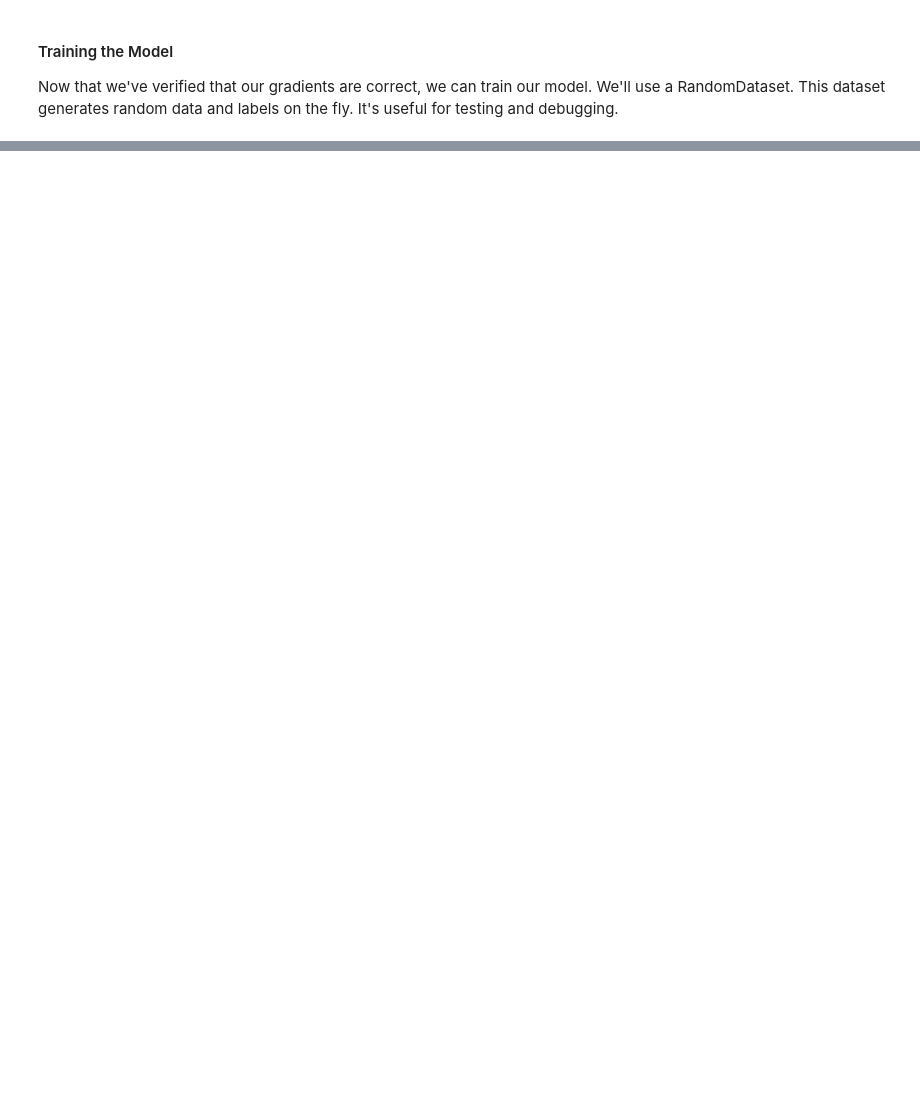
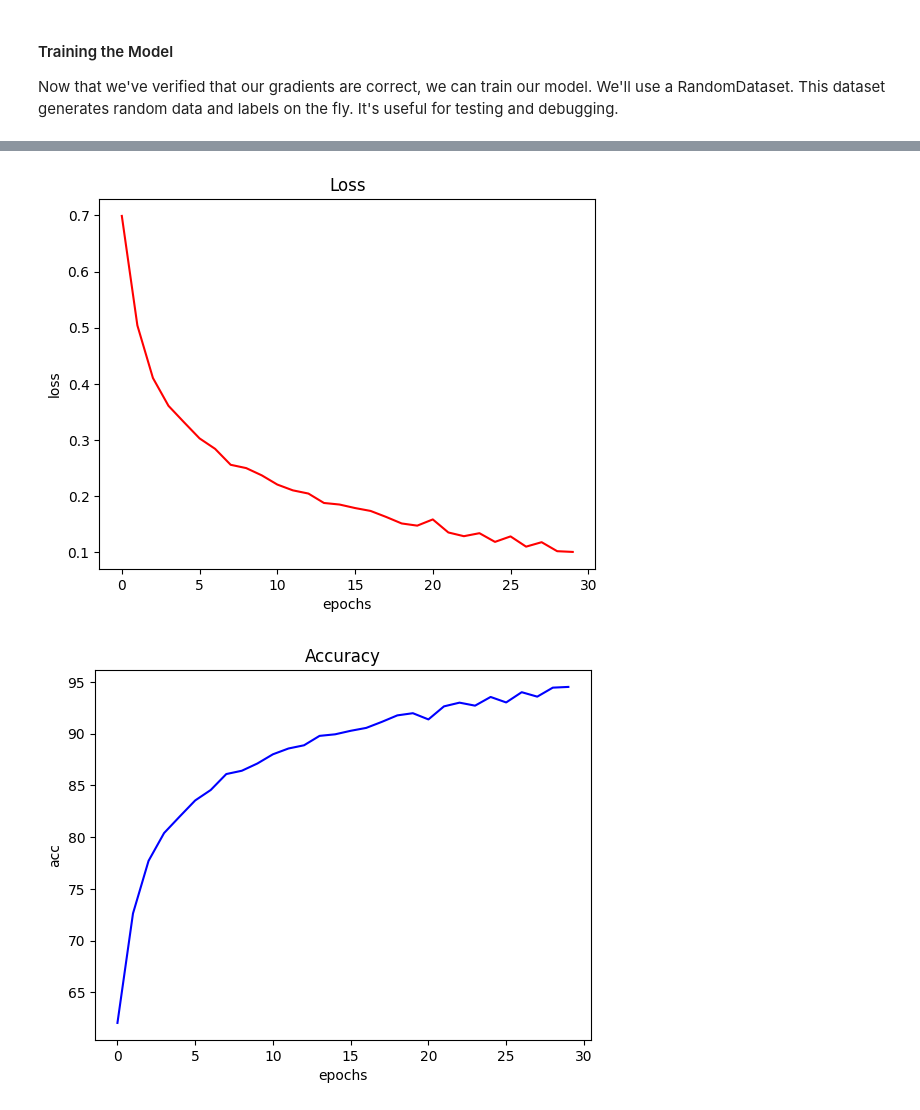
Before and after one commit to r8vnhill/neuron-activation, a Jupyter notebook: src/networks/networks.ipynb, the cells around one changed output, grey strips where cells are left out. Saved outputs shown, nothing was run; the diff lists cells and outputs as text; code cells hidden in the pictures; blank space fills up the shorter version.

```diff
--- a/src/networks/networks.ipynb
+++ b/src/networks/networks.ipynb
@@ -415,0 +442,29 @@ Epoch:100 Accuracy:100.00% Loss:0.0000 Time/epoch:0.181s
+# %%
+def train_network_on_mnist_dataset():
+    # Hyperparameters
+    n_features = 784
+    n_classes = 10
+    hidden_layer_sizes = [512, 1024, 128]
+    activation_functions = [relu, relu, relu]
+    learning_rate = 1e-5
+    epochs = 30
+    batch_size = 32
+    # Initialize network
+    network = FeedForwardNetwork(n_features, hidden_layer_sizes, activation_functions, n_classes)
+    # Generate random dataset
+
+    dataset = MNIST(
+        str(DATA_PATH / "mnist"), train=False, transform=ToTensor(), download=True
+    )
+    # Initialize optimizer
+    optimizer = StochasticGradientDescent(network.parameters(), learning_rate=learning_rate)
+    # Train network
+    with torch.no_grad():
+        losses, accuracies = train_feed_forward_network(network, dataset, optimizer, epochs=epochs,
+                                                        batch_size=batch_size)
+    # Plot results
+    plot_loss_and_accuracy(losses, accuracies)
+
+
+train_network_on_mnist_dataset()
+# %% [output]
@@ -415,0 +472,2 @@ Epoch:100 Accuracy:100.00% Loss:0.0000 Time/epoch:0.181s
+[figure, added]
+[figure, added]
```
Also changed, not shown: parts of 9 cells of this notebook, 1 other file.
